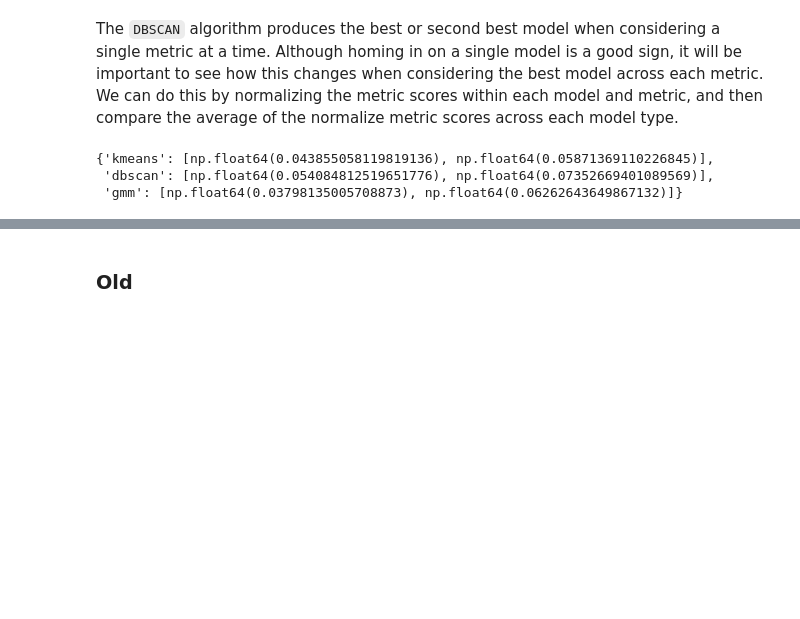
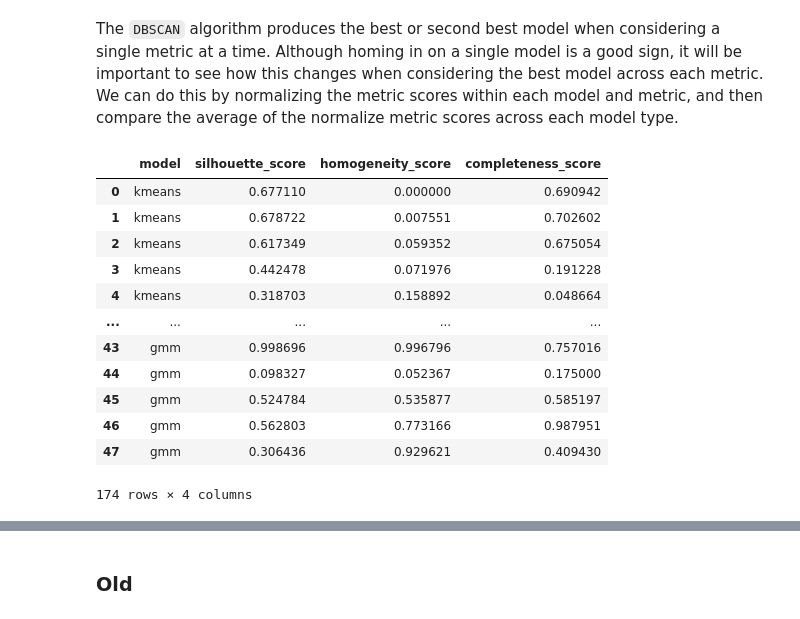
Before and after one commit to MattGroho/tab-hero, a Jupyter notebook: notebooks/unsupervised_pipeline_investigation.ipynb, the cells around one changed output, grey strips where cells are left out. Drawn from its saved outputs; the diff is of its cells as text; code cells hidden in the pictures; blank space fills up the shorter version.

```diff
--- a/notebooks/unsupervised_pipeline_investigation.ipynb
+++ b/notebooks/unsupervised_pipeline_investigation.ipynb
@@ -1460,23 +1460,37 @@ fig.tight_layout();
 # %% [markdown]
 The `DBSCAN` algorithm produces the best or second best model when considering a single metric at a time. Although homing in on a single model is a good sign, it will be important to see how this changes when considering the best model across each metric. We can do this by normalizing the metric scores within each model and metric, and then compare the average of the normalize metric scores across each model type.
 # %%
-min_max_scores = {
-    'kmeans': [0, 0],
-    'dbscan': [0, 0],
-    'gmm' : [0, 0]
-}
+# Use MinMaxScaler to normalize each performance metric within each model and metric type
+model_evaluation_norm_dfs = []
 
-for model in models:
-    for metric in metrics:
-        min_score = model_evaluation_df.loc[model_evaluation_df.model == model, metric].min()
-        max_score = model_evaluation_df.loc[model_evaluation_df.model == model, metric].max()
+for i, model in enumerate(models):
+    df = model_evaluation_dfs[i]
 
-        min_max_scores[model] = [min_score, max_score]
+    normalized_metrics = MinMaxScaler().fit_transform(df.loc[:, metrics])
 
-# I still need to collect information for each metric for each model, the the dictionary values would need to be a list of 3 2-length lists
+    normalized_df = pd.concat(
+        [
+            df.loc[:, 'model'],
+            pd.DataFrame(normalized_metrics, columns=metrics)
+        ],
+        axis=1
+    )
 
-# model_evaluation_df.loc[]
+    model_evaluation_norm_dfs.append(normalized_df)
+
+model_evaluation_norm_df = pd.concat(model_evaluation_norm_dfs)
+model_evaluation_norm_df
 # %% [output]
+|  | model | silhouette_score | homogeneity_score | completeness_score |
+| 0 | kmeans | 0.677110 | 0.000000 | 0.690942 |
+| 1 | kmeans | 0.678722 | 0.007551 | 0.702602 |
+| 2 | kmeans | 0.617349 | 0.059352 | 0.675054 |
+| 3 | kmeans | 0.442478 | 0.071976 | 0.191228 |
+| 4 | kmeans | 0.318703 | 0.158892 | 0.048664 |
+| ... | ... | ... | ... | ... |
+| 43 | gmm | 0.998696 | 0.996796 | 0.757016 |
+| 44 | gmm | 0.098327 | 0.052367 | 0.175000 |
+| 45 | gmm | 0.524784 | 0.535877 | 0.585197 |
+| 46 | gmm | 0.562803 | 0.773166 | 0.987951 |
+| 47 | gmm | 0.306436 | 0.929621 | 0.409430 |
-{'kmeans': [np.float64(0.043855058119819136), np.float64(0.05871369110226845)],
- 'dbscan': [np.float64(0.054084812519651776), np.float64(0.07352669401089569)],
- 'gmm': [np.float64(0.03798135005708873), np.float64(0.06262643649867132)]}
+174 rows × 4 columns
```
Also changed, not shown: parts of 5 cells of this notebook.
